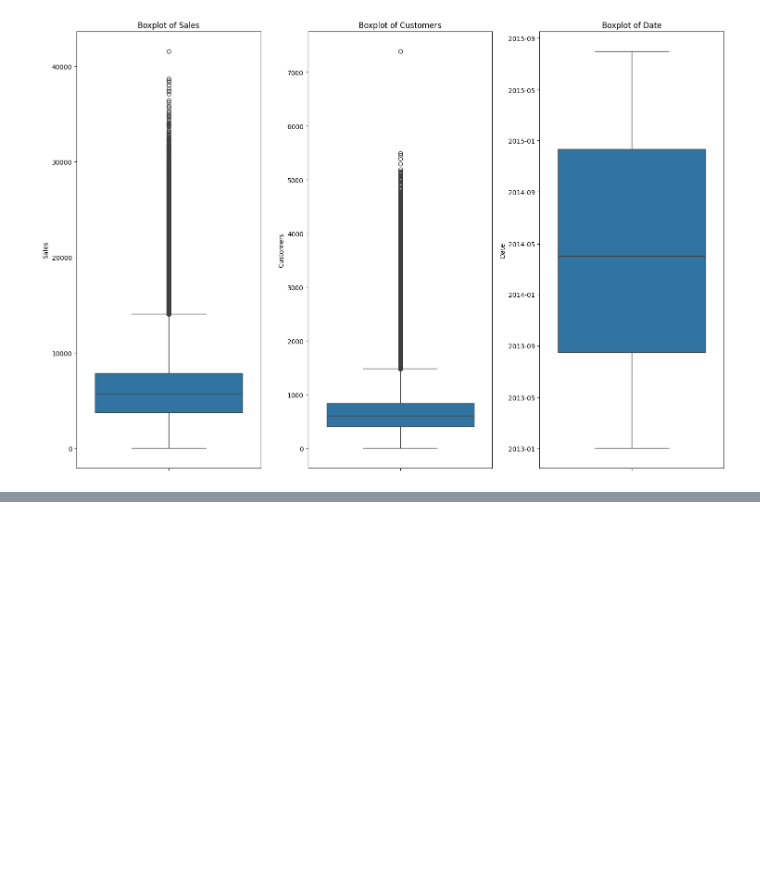
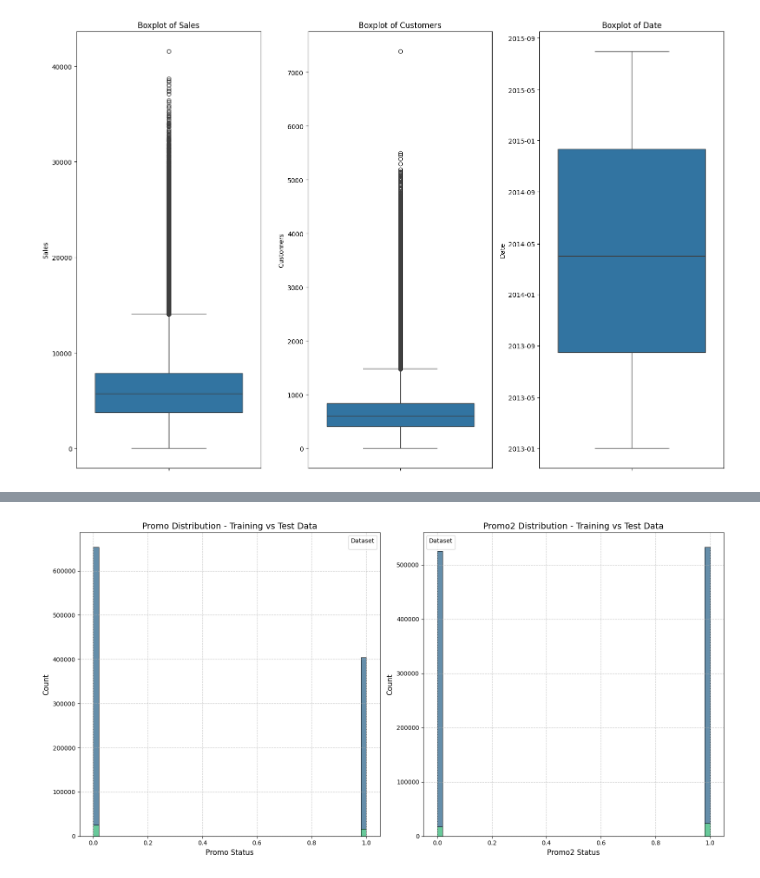
Before and after one commit to epythonlab/rossmann-pharma-sales-prediction, a Jupyter notebook: notebooks/EDA_Rossmann_Store_Sales.ipynb, the cells around one changed output, grey strips where cells are left out. Cells and saved outputs as stored; diff of their text form; code cells hidden in the pictures; blank space fills up the shorter version.

```diff
--- a/notebooks/EDA_Rossmann_Store_Sales.ipynb
+++ b/notebooks/EDA_Rossmann_Store_Sales.ipynb
@@ -244,0 +282,32 @@ plt.show()
+# %%
+"""
+Check the distribution of Promo and Promo2 in the training and test datasets.
+"""
+plt.figure(figsize=(16, 8))
+
+# Combine training and test datasets for comparative plotting
+combined_train = train_data.assign(Dataset='Training')
+combined_test = test_data.assign(Dataset='Test')
+combined_data = pd.concat([combined_train, combined_test])
+
+# Plot Promo and Promo2 distributions
+plt.subplot(1, 2, 1)
+sns.histplot(data=combined_data, x='Promo', hue='Dataset', multiple='stack', palette='viridis', ax=plt.gca())
+plt.title('Promo Distribution - Training vs Test Data', fontsize=14)
+plt.xlabel('Promo Status', fontsize=12)
+plt.ylabel('Count', fontsize=12)
+plt.legend(title='Dataset')
+plt.grid(True, linestyle='--', alpha=0.7)
+
+plt.subplot(1, 2, 2)
+sns.histplot(data=combined_data, x='Promo2', hue='Dataset', multiple='stack', palette='viridis', ax=plt.gca())
+plt.title('Promo2 Distribution - Training vs Test Data', fontsize=14)
+plt.xlabel('Promo2 Status', fontsize=12)
+plt.ylabel('Count', fontsize=12)
+plt.legend(title='Dataset')
+plt.grid(True, linestyle='--', alpha=0.7)
+
+plt.tight_layout()
+plt.show()
+# %% [output]
+[figure, added]
```
Also changed, not shown: parts of 5 cells of this notebook, 1 other file.
